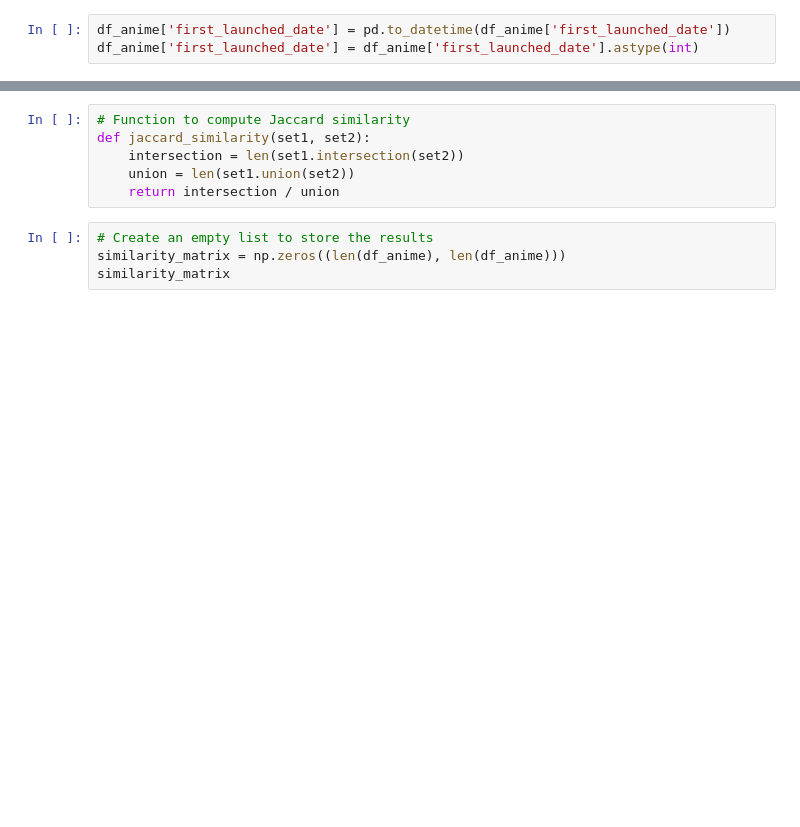
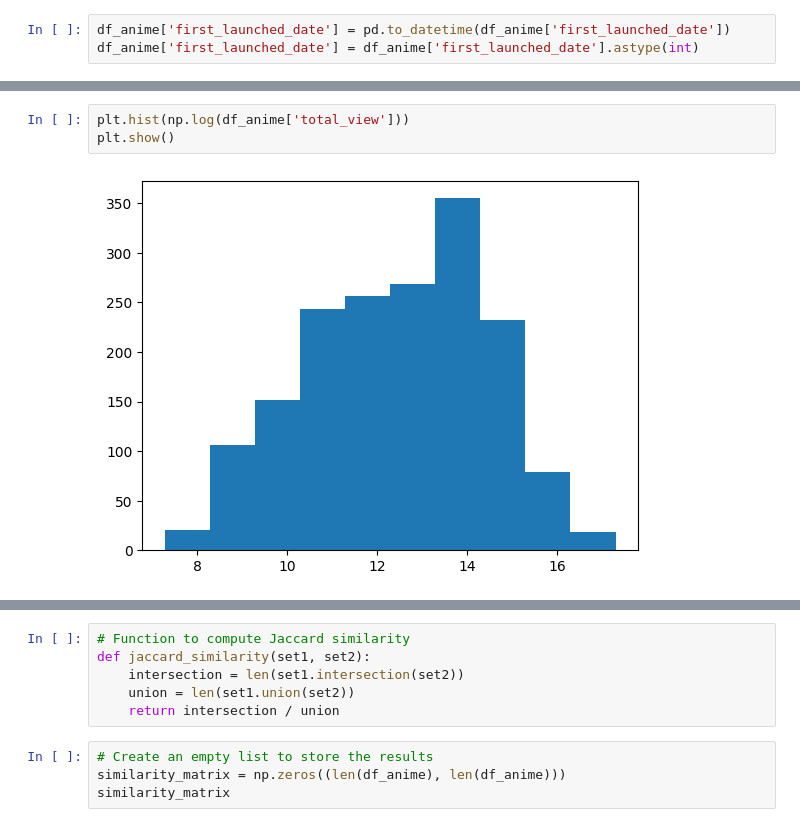
Before and after one commit to edward19978695/baha-anime-analysis, a Jupyter notebook: dev/recommdation.ipynb, the cells around one changed output, grey strips where cells are left out. Cells and saved outputs as stored; diff of their text form; blank space fills up the shorter version.

```diff
--- a/dev/recommdation.ipynb
+++ b/dev/recommdation.ipynb
@@ -26,0 +56,5 @@ df_anime['first_launched_date'] = df_anime['first_launched_date'].astype(int)
+# %%
+plt.hist(np.log(df_anime['total_view']))
+plt.show()
+# %% [output]
+[figure, added]
```
Also changed, not shown: parts of 18 cells of this notebook.
